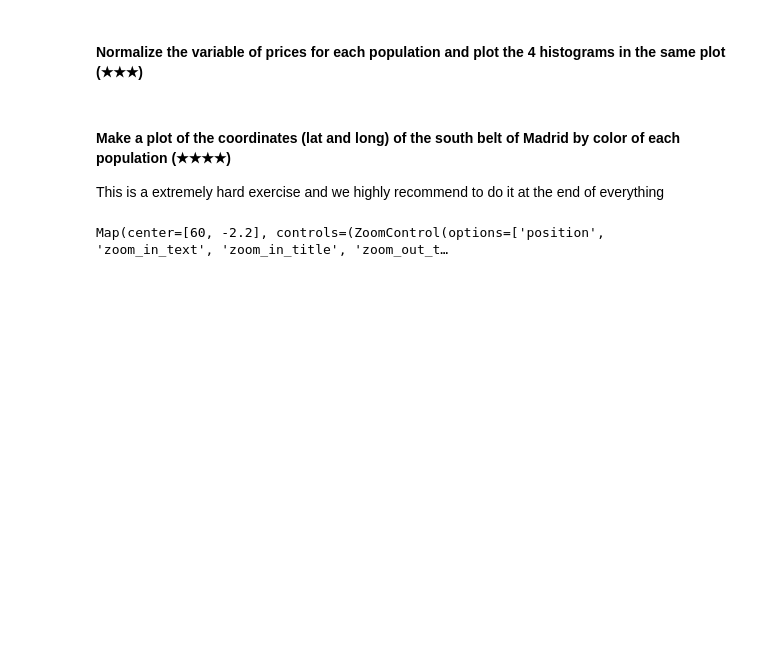
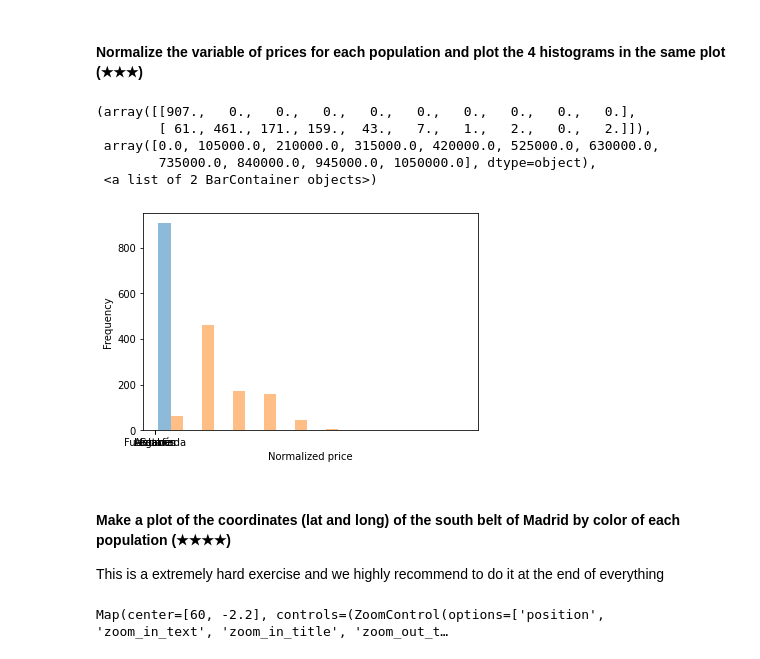
Before and after one commit to 4GeeksAcademy/realestate-datacleanup-exercise, a Jupyter notebook: project.ipynb, the cells around one changed output. Drawn from its saved outputs; the diff is of its cells as text; code cells hidden in the pictures; blank space fills up the shorter version.

```diff
--- a/project.ipynb
+++ b/project.ipynb
@@ -205,5 +223,19 @@ Varianza de las variables
 # %% [markdown]
 #### Normalize the variable of prices for each population and plot the 4 histograms in the same plot (★★★)
+# %%
+df8 = df[df['level5'].isin(('Fuenlabrada', 'Leganés', 'Getafe', 'Alcorcón'))]
+df8 = df8[['level5', 'price']]
+
+plt.xlabel('Normalized price')
+plt.ylabel('Frequency')
+plt.hist(df8, alpha=0.5 )
+# %% [output]
+(array([[907.,   0.,   0.,   0.,   0.,   0.,   0.,   0.,   0.,   0.],
+        [ 61., 461., 171., 159.,  43.,   7.,   1.,   2.,   0.,   2.]]),
+ array([0.0, 105000.0, 210000.0, 315000.0, 420000.0, 525000.0, 630000.0,
+        735000.0, 840000.0, 945000.0, 1050000.0], dtype=object),
+ <a list of 2 BarContainer objects>)
+[figure, added]
 # %% [markdown]
 #### Make a plot of the coordinates (lat and long) of the south belt of Madrid by color of each population (★★★★)
 This is a extremely hard exercise and we highly recommend to do it at the end of everything
```
Also changed, not shown: parts of 1 cell of this notebook.
